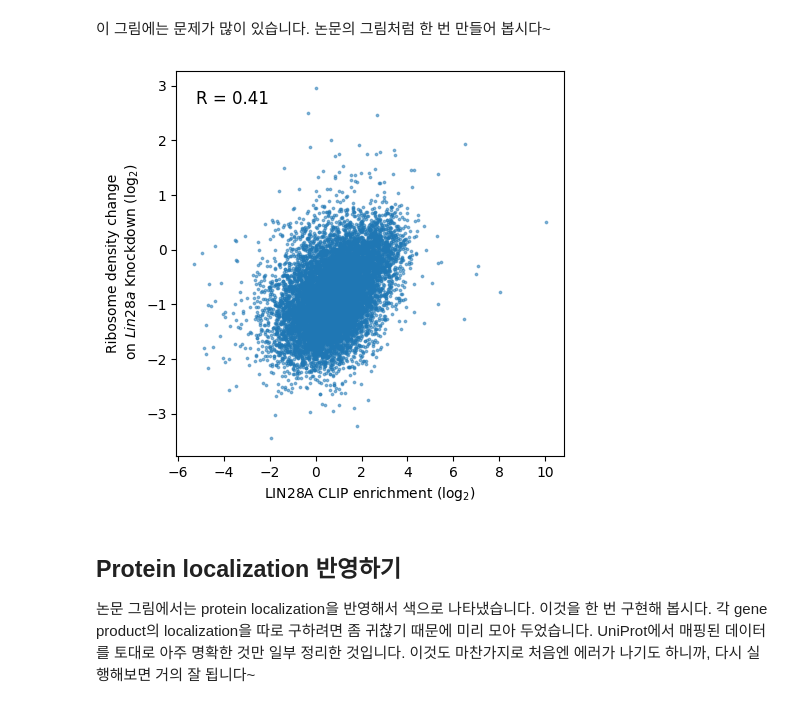
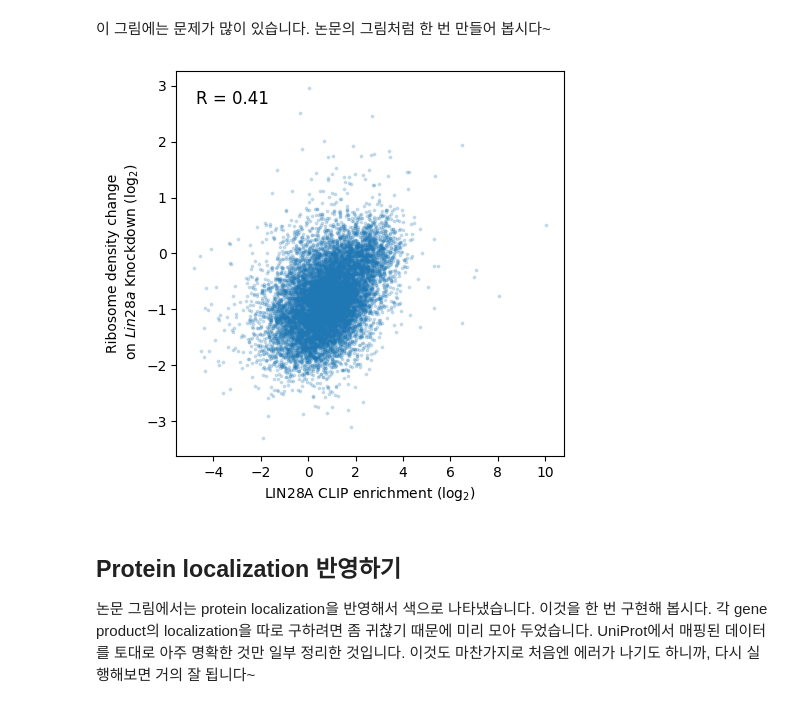
Before and after one commit to JungseoChoi/CJSbioinformatics, a Jupyter notebook: CoLab_TermProj_2023_1.ipynb, the cells around one changed output. Cells and saved outputs as stored; diff of their text form; code cells hidden in the pictures.

```diff
--- a/CoLab_TermProj_2023_1.ipynb
+++ b/CoLab_TermProj_2023_1.ipynb
@@ -271,35 +271,31 @@ ax.scatter(np.log2(cnts['clip_enrichment']),
 # %%
 import numpy as np
 import pandas as pd
 from matplotlib import pyplot as plt
-
-# clip_enrichment와 rden_change 계산
-cnts['clip_enrichment'] = cnts['CLIP-35L33G.bam'] / cnts['RNA-control.bam']
-cnts['rden_change'] = (cnts['RPF-siLin28a.bam'] / cnts['RNA-siLin28a.bam']) / (cnts['RPF-siLuc.bam'] / cnts['RNA-siLuc.bam'])
 
 # 최소 10 이상의 read count를 가진 행들만 선택
 filtered_data = cnts[(cnts['CLIP-35L33G.bam'] >= 10) &
                      (cnts['RNA-control.bam'] >= 10) &
                      (cnts['RPF-siLin28a.bam'] >= 10) &
                      (cnts['RNA-siLin28a.bam'] >= 10) &
                      (cnts['RPF-siLuc.bam'] >= 10) &
                      (cnts['RNA-siLuc.bam'] >= 10)]
 
 fig, ax = plt.subplots(1, 1, figsize=(5, 5))
 ax.scatter(np.log2(filtered_data['clip_enrichment']),
-           np.log2(filtered_data['rden_change']), s=3, alpha=0.5)
+           np.log2(filtered_data['rden_change']), s=3, alpha=0.2)
 
 ax.set_ylabel("Ribosome density change\n on $\it{Lin28a}$ Knockdown (log$_{2}$)")
 ax.set_xlabel("LIN28A CLIP enrichment (log$_{2}$)")
 
 # NaN 값이 제외된 데이터로 상관 계수 계산
 corr = np.corrcoef(np.log2(filtered_data['clip_enrichment']), np.log2(filtered_data['rden_change']))[0, 1]
 ax.text(0.05, 0.95, f"R = {corr:.2f}", transform=ax.transAxes, fontsize=12,
         verticalalignment='top')
 
 plt.show()
 # %% [output]
-[figure, old version]
+[figure, new version]
 # %% [markdown]
 ## Protein localization 반영하기
 
```
Also changed, not shown: parts of 8 cells of this notebook.
